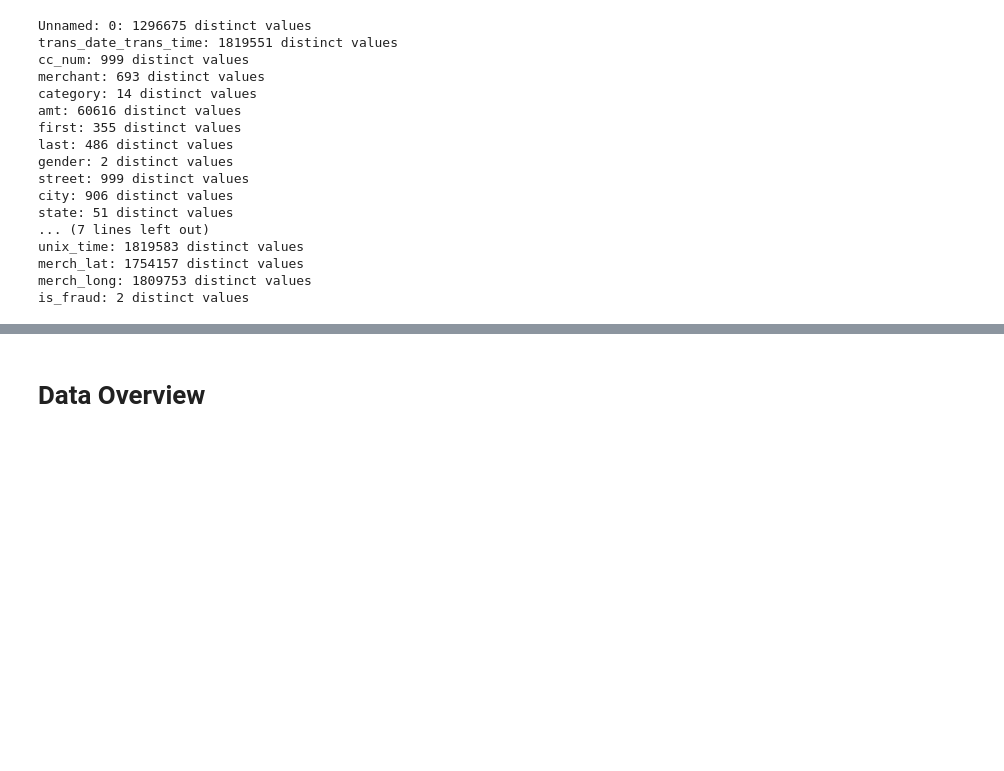
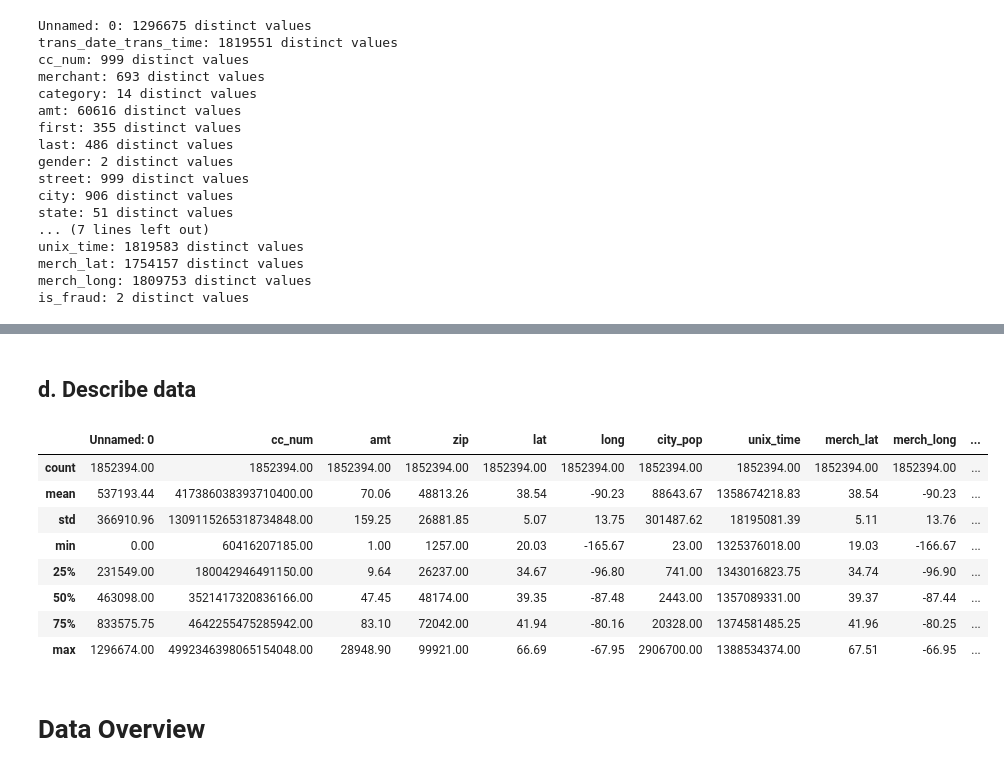
Before and after one commit to arthuralbarelli/ml-credit-card-fraud-detection, a Jupyter notebook: credit_card_fraud_exploratory_analysis.ipynb, the cells around one changed output, grey strips where cells are left out. Cells and saved outputs as stored; diff of their text form; code cells hidden in the pictures; blank space fills up the shorter version.

Commit message:
feat(analysis): Add summary statistics of data

```diff
--- a/credit_card_fraud_exploratory_analysis.ipynb
+++ b/credit_card_fraud_exploratory_analysis.ipynb
@@ -94,3 +94,17 @@ dtype: int64
+# %% [markdown]
+## d. Describe data
+# %%
+fraud_data.describe().style.format('{:.2f}')
+# %% [output]
+|  | Unnamed: 0 | cc_num | amt | zip | lat | long | city_pop | unix_time | merch_lat | merch_long | ... |
+| count | 1852394.00 | 1852394.00 | 1852394.00 | 1852394.00 | 1852394.00 | 1852394.00 | 1852394.00 | 1852394.00 | 1852394.00 | 1852394.00 | ... |
+| mean | 537193.44 | 417386038393710400.00 | 70.06 | 48813.26 | 38.54 | -90.23 | 88643.67 | 1358674218.83 | 38.54 | -90.23 | ... |
+| std | 366910.96 | 1309115265318734848.00 | 159.25 | 26881.85 | 5.07 | 13.75 | 301487.62 | 18195081.39 | 5.11 | 13.76 | ... |
+| min | 0.00 | 60416207185.00 | 1.00 | 1257.00 | 20.03 | -165.67 | 23.00 | 1325376018.00 | 19.03 | -166.67 | ... |
+| 25% | 231549.00 | 180042946491150.00 | 9.64 | 26237.00 | 34.67 | -96.80 | 741.00 | 1343016823.75 | 34.74 | -96.90 | ... |
+| 50% | 463098.00 | 3521417320836166.00 | 47.45 | 48174.00 | 39.35 | -87.48 | 2443.00 | 1357089331.00 | 39.37 | -87.44 | ... |
+| 75% | 833575.75 | 4642255475285942.00 | 83.10 | 72042.00 | 41.94 | -80.16 | 20328.00 | 1374581485.25 | 41.96 | -80.25 | ... |
+| max | 1296674.00 | 4992346398065154048.00 | 28948.90 | 99921.00 | 66.69 | -67.95 | 2906700.00 | 1388534374.00 | 67.51 | -66.95 | ... |
 # %% [markdown]
 # Data Overview
 # %% [markdown]
```
Also changed, not shown: parts of 4 cells of this notebook, 1 other file.
